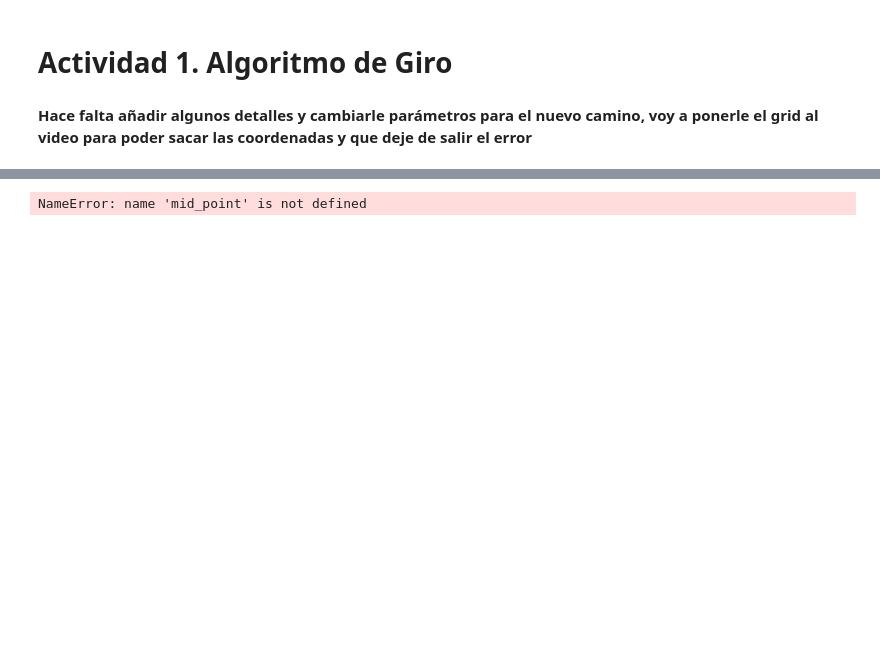
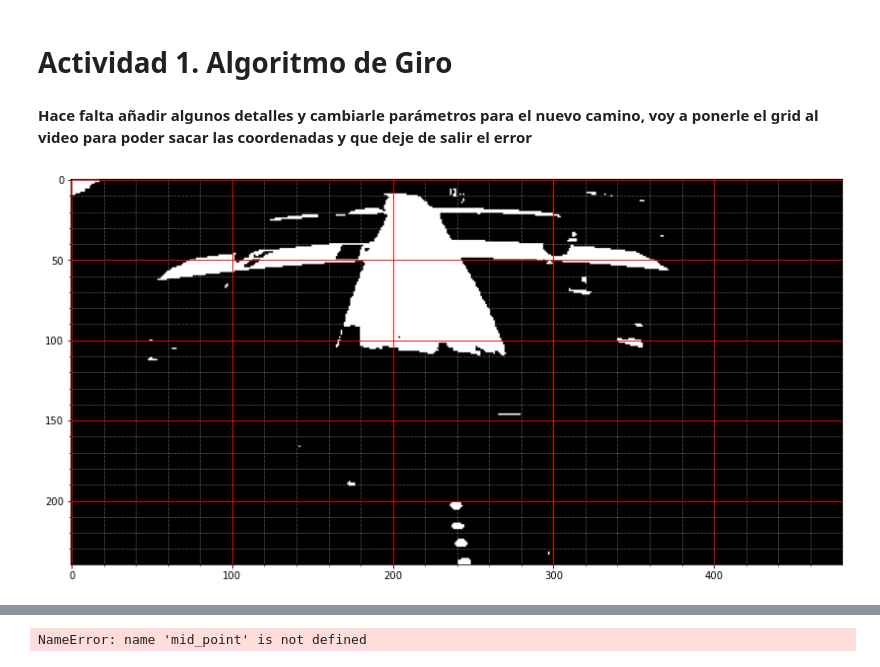
Before and after one commit to nohelybc/Self-Driven-Car-exercises-with-Python, a Jupyter notebook: SDC11_actividad1_Badillo_Casanova.ipynb, the cells around one changed output, grey strips where cells are left out. Drawn from its saved outputs; the diff is of its cells as text; code cells hidden in the pictures; blank space fills up the shorter version.

```diff
--- a/SDC11_actividad1_Badillo_Casanova.ipynb
+++ b/SDC11_actividad1_Badillo_Casanova.ipynb
@@ -20,2 +40,15 @@ def binarizacion(imagen):
     return(img_r)
+# %%
+#Se visualiza el grid para hallar las coordenadas que serán usadas
+img = cv.imread('figuras/imagen1_0.jpg')
+img_bin = binarizacion(img)
+
+fig, ax = plt.subplots(figsize = (14, 14))
+
+ax.imshow(img_bin, cmap = 'gray')
+ax.minorticks_on()
+ax.grid(which = 'major', linestyle = '-', linewidth = '0.9', color = 'red')
+ax.grid(which = 'minor', linestyle = ':', linewidth = '0.5', color = 'white')
+# %% [output]
+[figure, added]
 # %%
```
Also changed, not shown: parts of 6 cells of this notebook, 3 other files.
